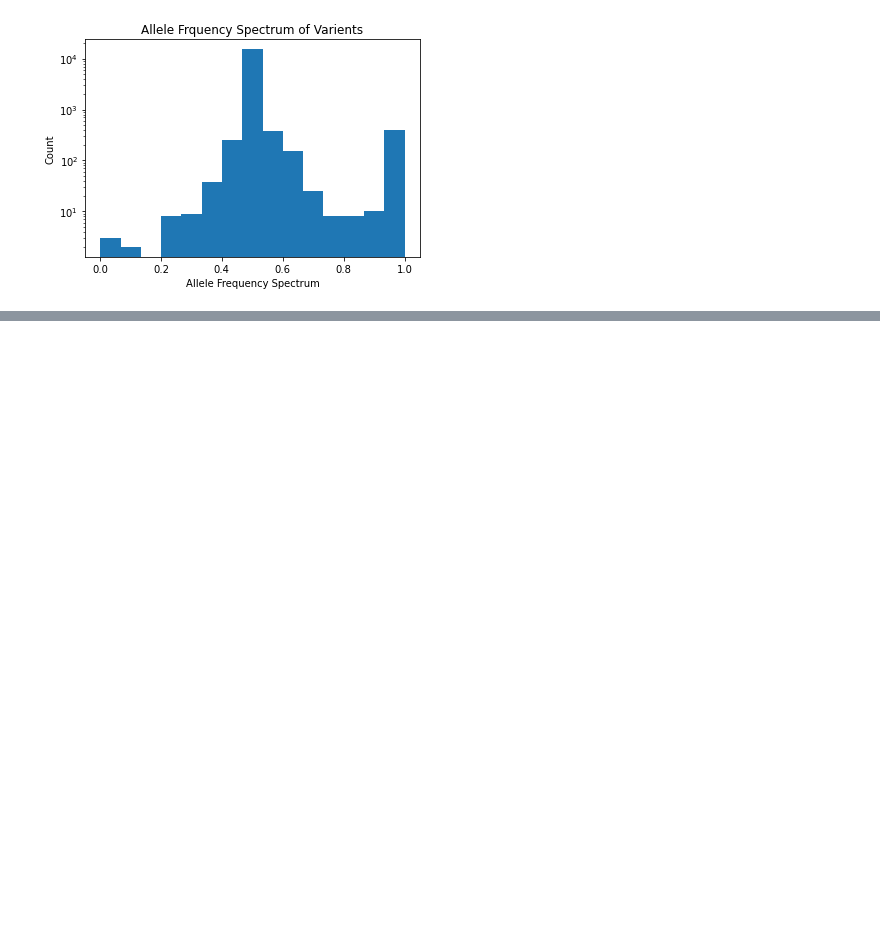
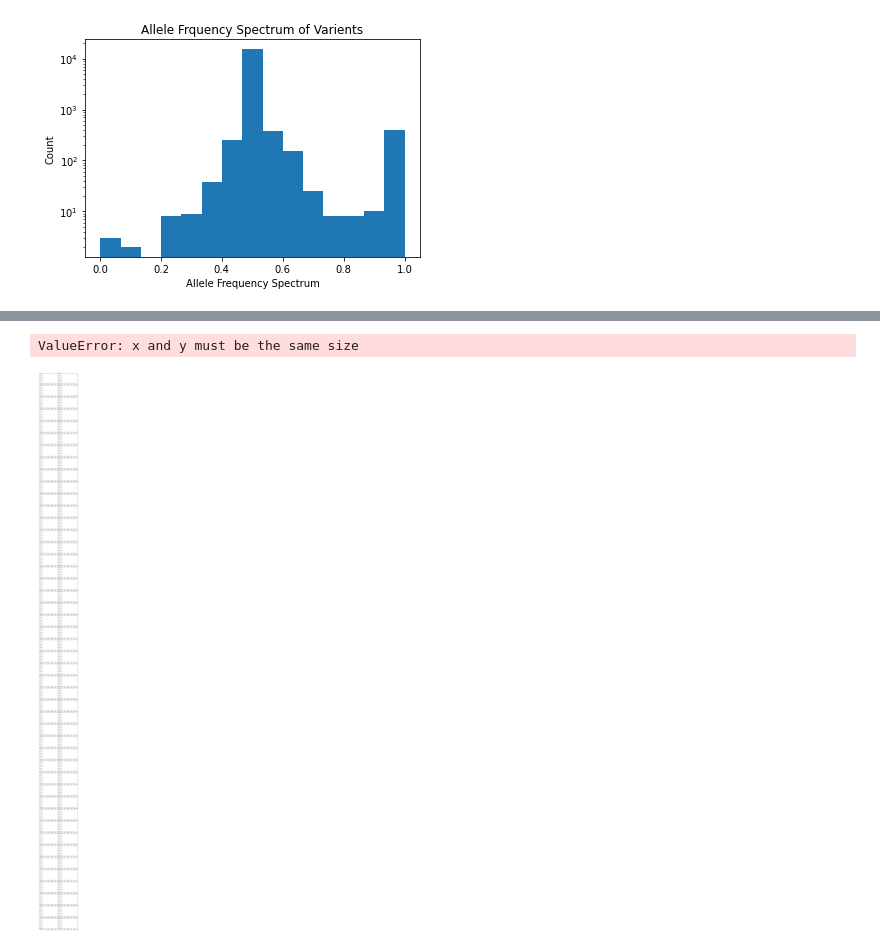
Before and after one commit to vmorri12/qbb2020-answers, a Jupyter notebook: quantbio/week3/week3-homework.ipynb, the cells around one changed output, grey strips where cells are left out. Cells and saved outputs as stored; diff of their text form; code cells hidden in the pictures; blank space fills up the shorter version.

```diff
--- a/quantbio/week3/week3-homework.ipynb
+++ b/quantbio/week3/week3-homework.ipynb
@@ -147,3 +216,5 @@ plt.show()
 # %%
-pheno = ["Cadmium", "Caffeine", "Calcium", "Cisplatin", "Cobalt", "Congo", "Copper", "Cycloheximide", "Diamide", "E6", "Ethanol", "Formamide", "Galactose", "Hydrogen", "Hydroquinone", "Hydroxyurea", "Indoleacetic", "Lactate", "Lactose", "Lithium", "Magnesium", "Maltose", "Mannose", "Menadione","Neomycin", "Paraquat", "Raffinose", "SDS", "Sorbitol", "Trehalose", "Tunicamycin", "x4-Hydroxybenzaldehyde", "x4NQO", "x5-Fluorocytosine", ",x5-Fluorouracil", "x6-Azauracil", "Xylose", "YNB", "YNB:ph3", "YNB:ph8", "YPD", "YPD:15C", "YPD:37C", "YPD:4C", "Zeocin"]
+#pheno = ["Cadmium_Chloride", "Caffeine", "Calcium_Chloride", "Cisplatin", "Cobalt_Chloride", "Congo_red", "Copper", "Cycloheximide", "Diamide", "E6_Berbamine", "Ethanol," "Formamide", "Galactose", "Hydrogen_Peroxide", "Hydroquinone", "Hydroxyurea", "Indoleacetic_Acid", "Lactate", "Lactose", "Lithium_Chloride", "Magnesium_Chloride", "Magnesium_Sulfate", "Maltose", "Mannose", "Menadione	Neomycin", "Paraquat", "Raffinose", "SDS", "Sorbitol", "Trehalose", "Tunicamycin", "x4-Hydroxybenzaldehyde", "x4NQO", "x5-Fluorocytosine", ",x5-Fluorouracil", "x6-Azauracil", "Xylose", "YNB", "YNB:ph3", "YNB:ph8", "YPD", "YPD:15C", "YPD:37C", "YPD:4C", "Zeocin"]
+#pheno
+pheno = ["Cadmium", "Caffeine", "Calcium", "Cisplatin", "Cobalt", "Congo", "Copper", "Cycloheximide", "Diamide", "E6", "Ethanol," "Formamide", "Galactose", "Hydrogen", "Hydroquinone", "Hydroxyurea", "Indoleacetic", "Lactate", "Lactose", "Lithium", "Magnesium", "Maltose", "Mannose", "Menadione","Neomycin", "Paraquat", "Raffinose", "SDS", "Sorbitol", "Trehalose", "Tunicamycin", "x4-Hydroxybenzaldehyde", "x4NQO", "x5-Fluorocytosine", ",x5-Fluorouracil", "x6-Azauracil", "Xylose", "YNB", "YNB:ph3", "YNB:ph8", "YPD", "YPD:15C", "YPD:37C", "YPD:4C", "Zeocin"]
 pheno
@@ -150,35 +239,39 @@ pheno
+# %%
+chr_axis = [1,2,3,4,5,6,7,8,9,10,11,12,13,14,15,16,26] #plink assigned M chromosome to 26
 # %%
-#in for loop need to make pandas data frame, make manhattan plot, make QQ plot for each phenotype
+#in for loop need to make pandas data frame, manhattan plot, and QQ plot for each phenotype
 
 fig, ax = plt.subplots(nrows=46, ncols=2)
+fig.set_figheight(96) #space out plots
 for phenotype in range(0, len(pheno)):
-    #make data frame
+    #make data frames for all phenotypes
     gwas = pd.read_csv("plink." + pheno[phenotype] + ".assoc.linear", sep = "\s+")
 
     gwas['logP'] = -1 * np.log10(gwas['P'])
     gwas['snp_index'] = range(len(gwas))
 
-    ax[0][1].gwas["snp_index"][gwas["CHR"] == chr], gwas["logP"][gwas["CHR"] == chr], marker = '.')
-    gwas['snp_index'] = range(len(gwas))
+    for chr in range(0, len(chr_axis)):
+    #Manhattan plot
 
+        ax[phenotype][0].scatter(gwas["snp_index"][gwas["CHR"] == chr_axis[chr]], gwas["logP"][gwas["CHR"] == chr], marker = '.')
 
+        ax[phenotype][0].set_xlabel("SNPs")
+        ax[phenotype][0].set_ylabel("-log10(p-value)")
+        ax[phenotype][0].set_title(phentypes[row])  #set title as corresponding phenotype
 
-    #Manhattan plot
-    for chr in range(1, 23):
-        ax.scatter(gwas["snp_index"][gwas["CHR"] == chr], gwas["logP"][gwas["CHR"] == chr], marker = '.')
-
-        plt.xlabel("SNPs")
-        plt.ylabel("-log10(p-value)")
-
-    gwas['snp_index'] = range(len(gwas))
 
     #QQ plot
 
 
-    ax.scatter(gwas_sorted["uniform_logP"], gwas_sorted["logP"])
+    ax[phenotype][1].scatter(gwas_sorted["uniform_logP"], gwas_sorted["logP"])
     ax.plot([8,0], [8, 0], color = "black")
 
-    plt.xlim([0, 8])
-    plt.ylim([0, 10])
-    plt.xlabel("Expected -log10(p-value)")
-    plt.ylabel("Observed -log10(p-value)")
+
+    ax[phenotype][1].set_xlabel("Expected -log10(p-value)")
+    ax[phenotype][1].set_ylabel("Observed -log10(p-value)")
+    ax[phenotype][0].set_title(phentypes[row])
+
+plt.tightlayout()
+# %% [output]
+ValueError: x and y must be the same size
+[figure, added]
```
Also changed, not shown: parts of 23 cells of this notebook.
